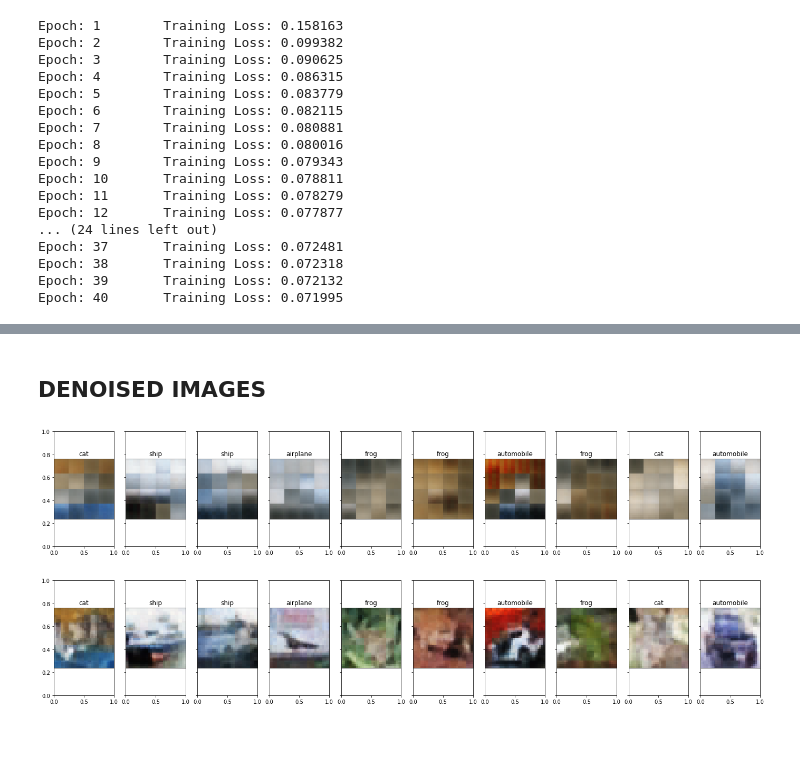
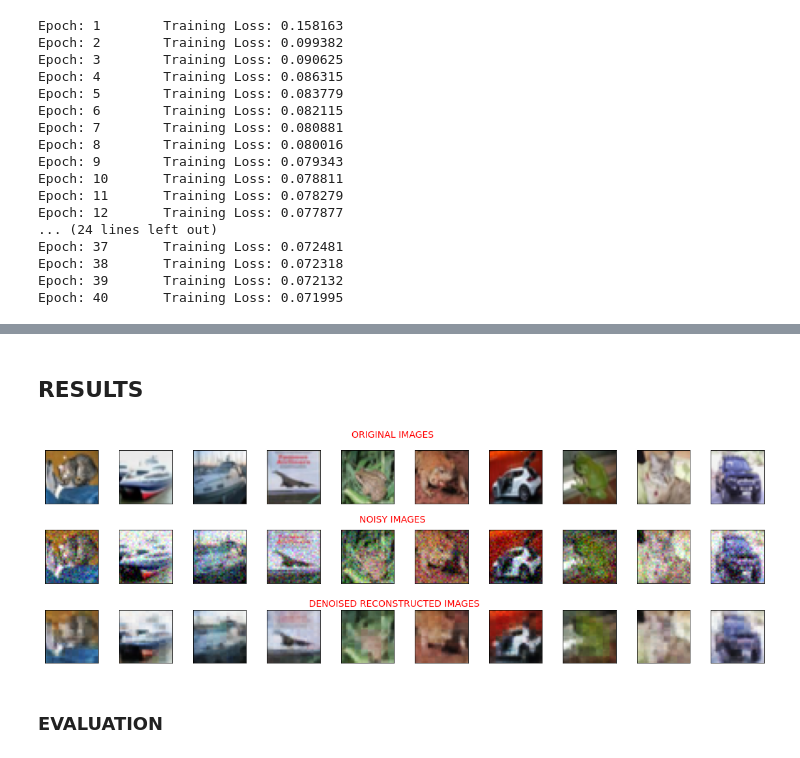
Before and after one commit to anushkayadav/Denoising_cifar10, a Jupyter notebook: aut.ipynb, the cells around one changed output, grey strips where cells are left out. Saved outputs shown, nothing was run; the diff lists cells and outputs as text; code cells hidden in the pictures.

```diff
--- a/aut.ipynb
+++ b/aut.ipynb
@@ -217,0 +240,2 @@ Epoch: 40       Training Loss: 0.071995
+# %%
+model.load_state_dict(torch.load('check.pt'))
@@ -232,4 +258,4 @@ output = model(noisy_imgs.cuda())
 # output is resized into a batch of iages
 output = output.view(batch_size, 3, 32, 32)
 # use detach when it's an output that requires_grad
-output = output.detach()
+output = output.detach().cpu()
@@ -248,20 +262,40 @@ for idx in np.arange(10):
-# %% [markdown]
-## DENOISED IMAGES
-# %%
-output=output.cpu().clone()
-fig, axes = plt.subplots(nrows=1, ncols=10, sharex=True, sharey=True, figsize=(24,4))
-for idx in np.arange(10):
-    ax = fig.add_subplot(1, 20/2, idx+1, xticks=[], yticks=[])
-    imshow(output[idx])
-    ax.set_title(classes[labels[idx]])
-# %% [output]
-[figure, removed]
-# %%
-output=output.cpu().clone()
-fig, axes = plt.subplots(nrows=1, ncols=10, sharex=True, sharey=True, figsize=(24,4))
-for idx in np.arange(10):
-    ax = fig.add_subplot(1, 20/2, idx+1, xticks=[], yticks=[])
-    imshow(output[idx])
-    ax.set_title(classes[labels[idx]])
-# %% [output]
-[figure, removed]
+# %% [markdown]
+## RESULTS
+# %%
+
+
+def showOrigNoiseOut(orig, noise, denoise, num=10):
+    import matplotlib.pyplot as plt
+    n = num
+    plt.figure(figsize=(20, 6))
+
+    for i in range(n):
+        # display original
+        ax = plt.subplot(3, n, i+1)
+        imshow(orig[i])
+        ax.get_xaxis().set_visible(False)
+        ax.get_yaxis().set_visible(False)
+
+        # display noisy image
+        ax = plt.subplot(3, n, i +1 + n)
+        imshow(noise[i])
+        ax.get_xaxis().set_visible(False)
+        ax.get_yaxis().set_visible(False)
+
+        # display denoised image
+        ax = plt.subplot(3, n, i +1 + n + n)
+        imshow(denoise[i])
+        ax.get_xaxis().set_visible(False)
+        ax.get_yaxis().set_visible(False)
+
+    plt.figtext(0.5,0.95, "ORIGINAL IMAGES", ha="center", va="top", fontsize=14, color="r")
+    plt.figtext(0.5,0.65, "NOISY IMAGES", ha="center", va="top", fontsize=14, color="r")
+    plt.figtext(0.5,0.35, " DENOISED RECONSTRUCTED IMAGES", ha="center", va="top", fontsize=14, color="r")
+    plt.subplots_adjust(hspace = 0.5 )
+    plt.show()
+# %%
+showOrigNoiseOut(images, noisy_imgs, output)
+# %% [output]
+[figure, added]
+# %% [markdown]
+### EVALUATION
```
Also changed, not shown: parts of 11 cells of this notebook.
